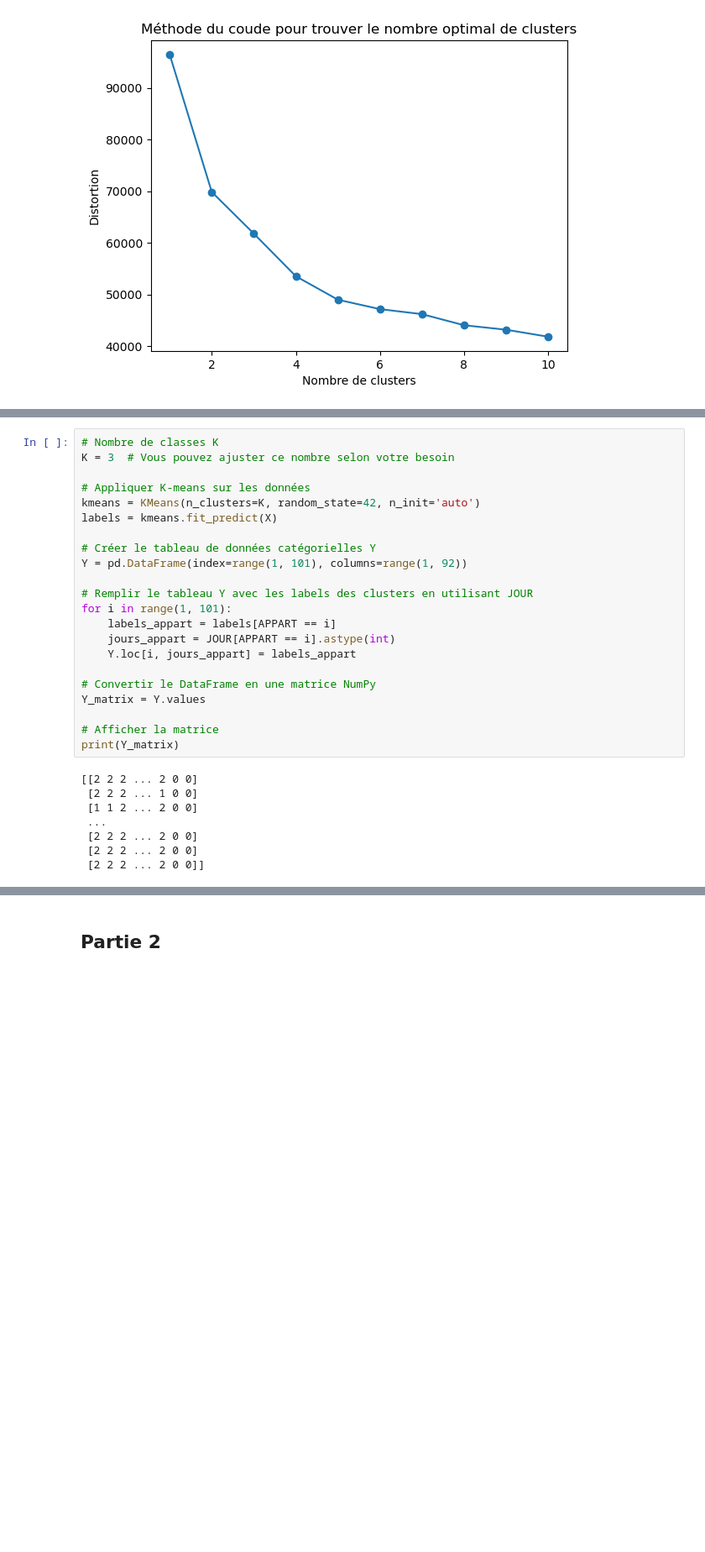
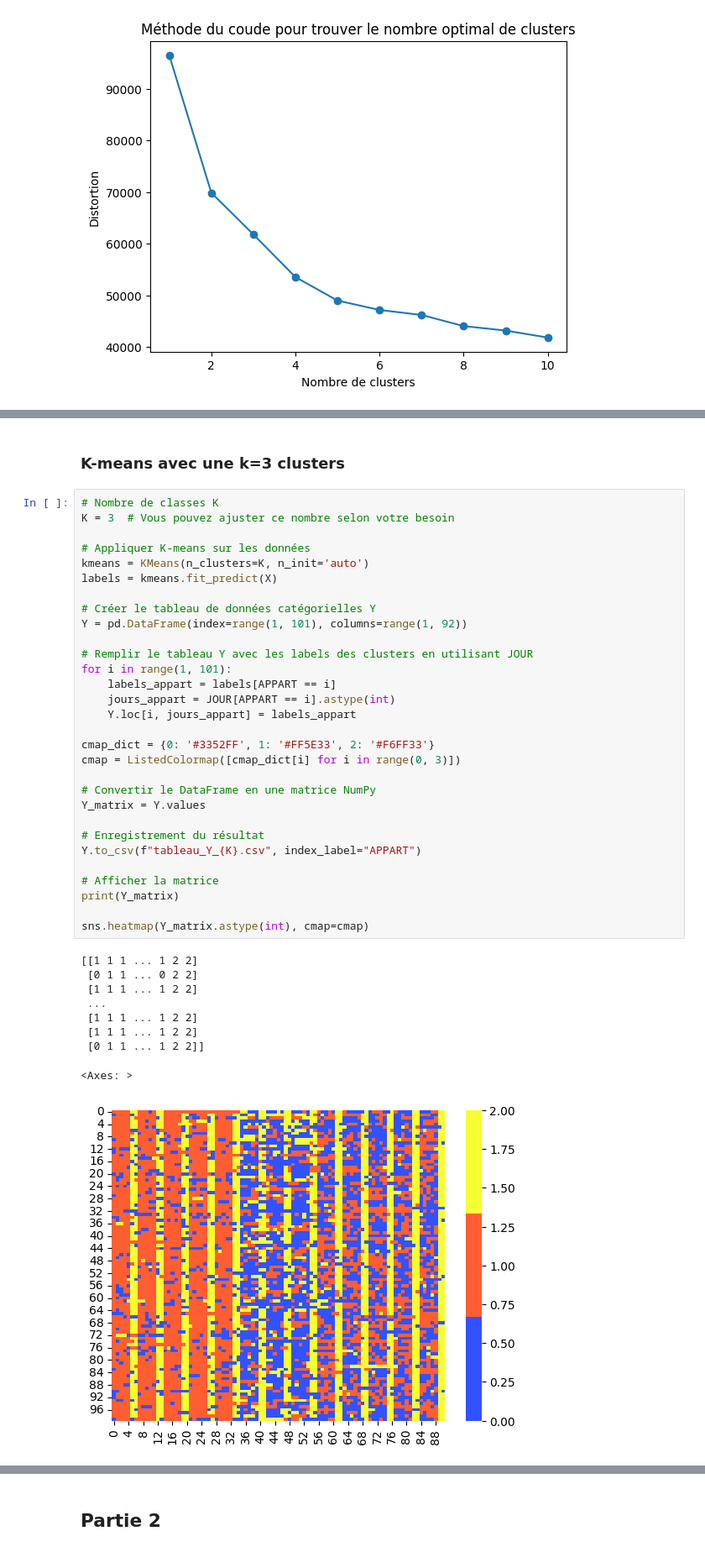
Before and after one commit to goamegah/Times-Series-Clustering, a Jupyter notebook: notebooks/Python/tsclust.ipynb, the cells around one changed output, grey strips where cells are left out. Shown: that part at 84% size. Saved outputs shown, nothing was run; the diff lists cells and outputs as text; blank space fills up the shorter version.

```diff
--- a/notebooks/Python/tsclust.ipynb
+++ b/notebooks/Python/tsclust.ipynb
@@ -103,33 +121,45 @@ plt.show()
+# %% [markdown]
+### K-means avec une k=3 clusters
 # %%
 # Nombre de classes K
 K = 3  # Vous pouvez ajuster ce nombre selon votre besoin
 
 # Appliquer K-means sur les données
-kmeans = KMeans(n_clusters=K, random_state=42, n_init='auto')
+kmeans = KMeans(n_clusters=K, n_init='auto')
 labels = kmeans.fit_predict(X)
 
 # Créer le tableau de données catégorielles Y
 Y = pd.DataFrame(index=range(1, 101), columns=range(1, 92))
 
 # Remplir le tableau Y avec les labels des clusters en utilisant JOUR
 for i in range(1, 101):
     labels_appart = labels[APPART == i]
     jours_appart = JOUR[APPART == i].astype(int)
     Y.loc[i, jours_appart] = labels_appart
 
+cmap_dict = {0: '#3352FF', 1: '#FF5E33', 2: '#F6FF33'}
+cmap = ListedColormap([cmap_dict[i] for i in range(0, 3)])
+
 # Convertir le DataFrame en une matrice NumPy
 Y_matrix = Y.values
 
+# Enregistrement du résultat
+Y.to_csv(f"tableau_Y_{K}.csv", index_label="APPART")
+
 # Afficher la matrice
 print(Y_matrix)
+
+sns.heatmap(Y_matrix.astype(int), cmap=cmap)
 # %% [output]
-[[2 2 2 ... 2 0 0]
- [2 2 2 ... 1 0 0]
- [1 1 2 ... 2 0 0]
+[[1 1 1 ... 1 2 2]
+ [0 1 1 ... 0 2 2]
+ [1 1 1 ... 1 2 2]
  ...
- [2 2 2 ... 2 0 0]
- [2 2 2 ... 2 0 0]
- [2 2 2 ... 2 0 0]]
+ [1 1 1 ... 1 2 2]
+ [1 1 1 ... 1 2 2]
+ [0 1 1 ... 1 2 2]]
+<Axes: >
+[figure, added]
 # %%
 # Afficher les centres des clusters
 cluster_centers = pd.DataFrame(kmeans.cluster_centers_, columns=range(1, 49))
```
Also changed, not shown: parts of 21 cells of this notebook, 2 other files.
